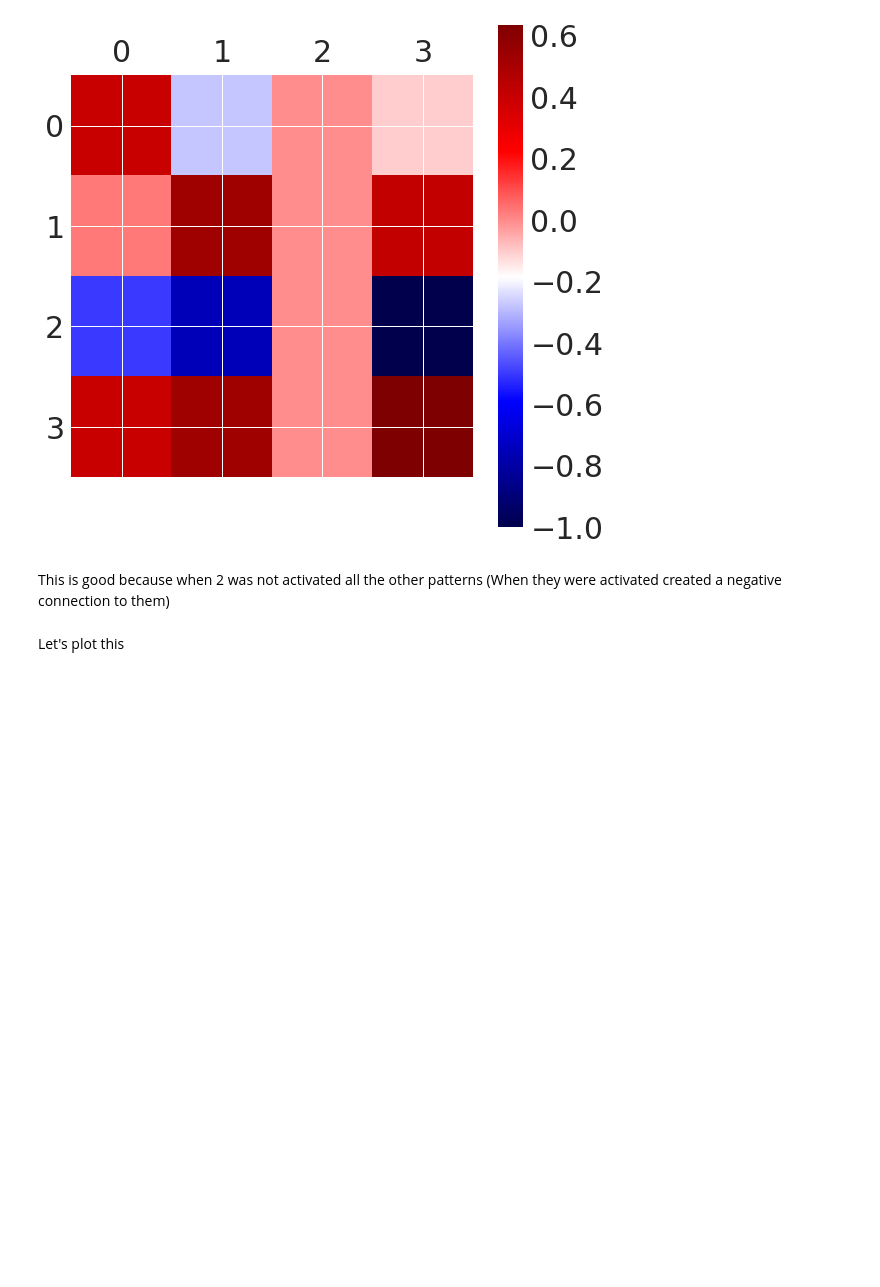
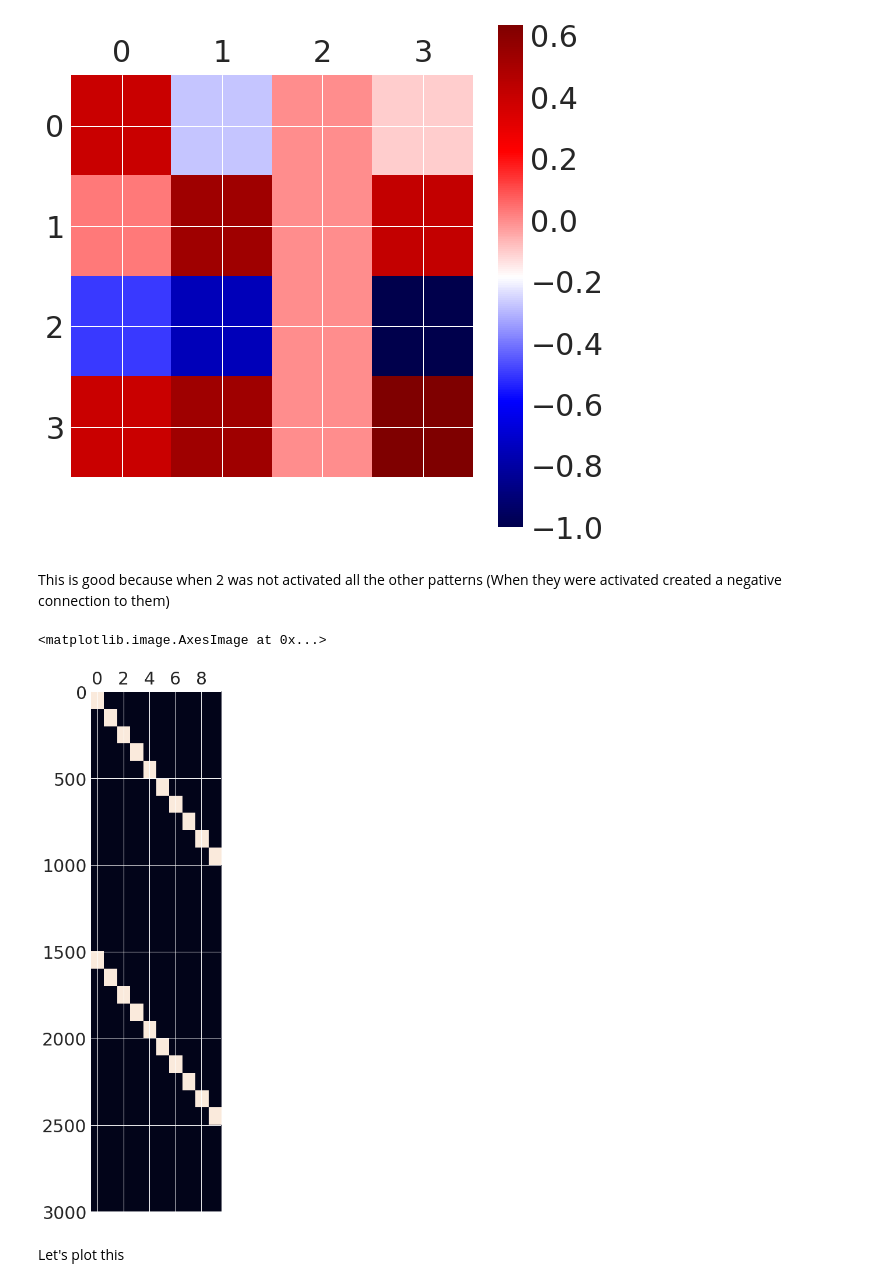
Before and after one commit to h-mayorquin/firing_rate_sequences, a Jupyter notebook: notebooks/2017-11-13(Learning rule).ipynb, the cells around one changed output. Saved outputs shown, nothing was run; the diff lists cells and outputs as text; code cells hidden in the pictures; blank space fills up the shorter version.

```diff
--- a/notebooks/2017-11-13(Learning rule).ipynb
+++ b/notebooks/2017-11-13(Learning rule).ipynb
@@ -106,6 +107,11 @@ while(time < time_steps):
             time += 1
     for i in range(inter_sequence_steps):
         time += 1
+# %%
+plt.matshow(x, aspect='auto')
+# %% [output]
+<matplotlib.image.AxesImage at 0x...>
+[figure, added]
 # %%
 tau_z = 0.100
 tau_z_post = 0.005
```
Also changed, not shown: parts of 22 cells of this notebook, 2 other files.
